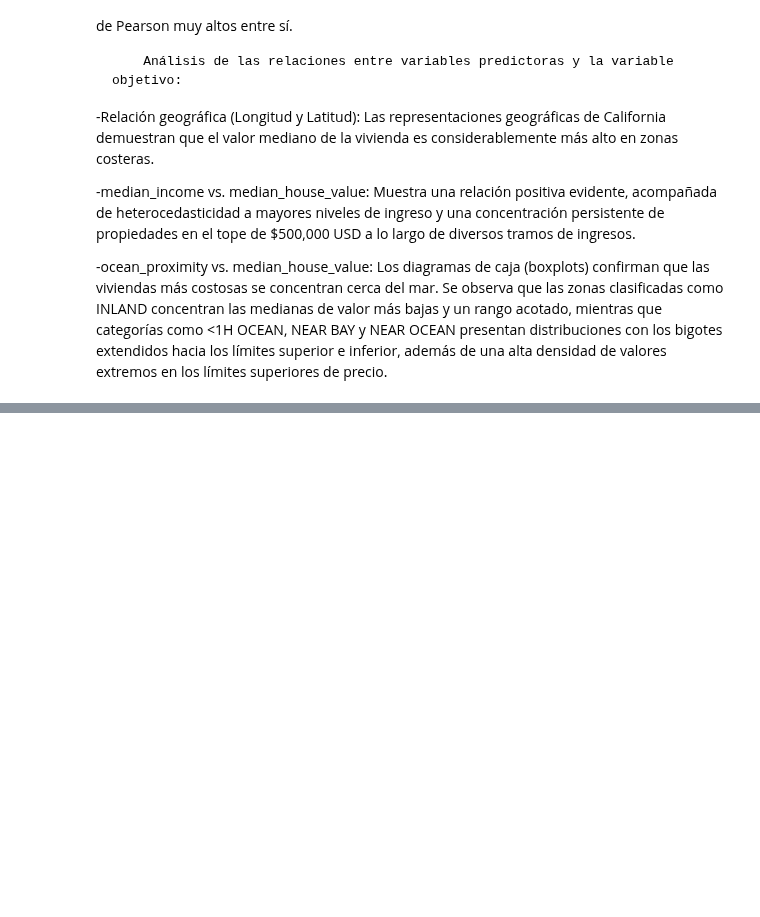
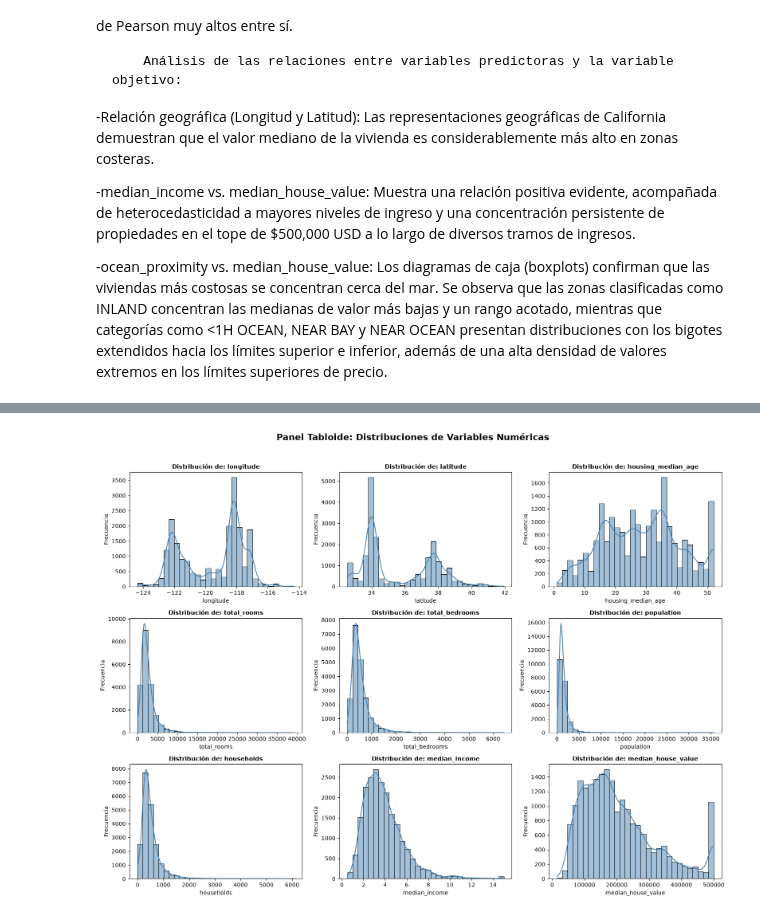
Before and after one commit to jisaac16/modelos1-california-housing, a Jupyter notebook: fase-1/notebook.ipynb, the cells around one changed output, grey strips where cells are left out. Cells and saved outputs as stored; diff of their text form; code cells hidden in the pictures; blank space fills up the shorter version.

```diff
--- a/fase-1/notebook.ipynb
+++ b/fase-1/notebook.ipynb
@@ -84,3 +84,102 @@ median_income presenta la correlación lineal más alta y positiva con el valor
 -median_income vs. median_house_value: Muestra una relación positiva evidente, acompañada de heterocedasticidad a mayores niveles de ingreso y una concentración persistente de propiedades en el tope de $500,000 USD a lo largo de diversos tramos de ingresos.
 
 -ocean_proximity vs. median_house_value: Los diagramas de caja (boxplots) confirman que las viviendas más costosas se concentran cerca del mar. Se observa que las zonas clasificadas como INLAND concentran las medianas de valor más bajas y un rango acotado, mientras que categorías como <1H OCEAN, NEAR BAY y NEAR OCEAN presentan distribuciones con los bigotes extendidos hacia los límites superior e inferior, además de una alta densidad de valores extremos en los límites superiores de precio.
+# %%
+df = pd.read_csv("housingCopia.csv")
+
+print("Encabezado de los datos")
+display(df.head())
+
+# Estadísticas numéricas
+print("Estadísticas numéricas")
+display(df.describe().T)
+
+# Estadísticas descriptivas para la variable categórica (ocean_proximity)
+print("\nEstadísticas categóricas")
+display(df.describe(include=['str']))
+
+# Conteo de valores nulos por columna
+print("\nValores faltantes")
+display(df.isnull().sum())
+
+# Estadísticas de median house value en solitario
+print("\nEstadísticas de median_house_value\n")
+print(df['median_house_value'].describe())
+print(f"Mediana: {df['median_house_value'].median()}")
+
+# Definición previa de numeric_df para evitar errores de referencia antes de asignación
+numeric_df = df.select_dtypes(include=['float64', 'int64'])
+numeric_cols = numeric_df.columns
+
+# Distribución de las Variables numéricas
+fig, axes = plt.subplots(3, 3, figsize=(16, 12))
+axes = axes.flatten()
+
+for i, col in enumerate(numeric_cols):
+    sns.histplot(df[col].dropna(), kde=True, ax=axes[i], color='steelblue', bins=30)
+    axes[i].set_title(f'Distribución de: {col}', fontsize=11, fontweight='bold')
+    axes[i].set_xlabel(col, fontsize=10)
+    axes[i].set_ylabel('Frecuencia', fontsize=10)
+
+plt.suptitle('Panel Tabloide: Distribuciones de Variables Numéricas', fontsize=16, fontweight='bold', y=0.98)
+plt.tight_layout(rect=[0, 0, 1, 0.96])
+plt.savefig('numeric_distributions_grid.png', dpi=300)
+plt.show()
+
+# Distribución del valor mediano de la vivienda
+plt.figure(figsize=(10, 6))
+sns.histplot(df['median_house_value'], kde=True, color='royalblue', bins=50)
+
+plt.title('Distribución del precio mediano de la vivienda (median_house_value)', fontsize=14)
+plt.xlabel('Precio de la vivienda (USD)', fontsize=12)
+plt.ylabel('Frecuencia', fontsize=12)
+
+plt.axvline(df['median_house_value'].median(), color='red', linestyle='--', linewidth=2, label=f'Mediana: ${df["median_house_value"].median():,.0f}')
+plt.axvline(df['median_house_value'].mean(), color='green', linestyle='-', linewidth=2, label=f'Media: ${df["median_house_value"].mean():,.0f}')
+
+plt.legend(fontsize=12)
+plt.tight_layout()
+plt.show()
+
+# Heatmap de correlación
+plt.figure(figsize=(10, 8))
+correlation_matrix = numeric_df.corr()
+
+sns.heatmap(correlation_matrix, annot=True, cmap='coolwarm', fmt=".2f", linewidths=0.5, vmin=-1, vmax=1)
+plt.title('Matriz de correlación de Pearson (variables numéricas)', fontsize=14)
+plt.tight_layout()
+plt.savefig('correlation_matrix.png', dpi=300)
+plt.show()
+
+# Relación de ingresos con el precio
+plt.figure(figsize=(9, 6))
+sns.scatterplot(x='median_income', y='median_house_value', data=df, alpha=0.3, color='darkcyan')
+plt.title('Relación entre ingreso mediano y precio de vivienda', fontsize=14)
+plt.xlabel('Ingreso mediano (decenas de miles de USD)', fontsize=12)
+plt.ylabel('Precio mediano de la vivienda (USD)', fontsize=12)
+plt.tight_layout()
+plt.savefig('income_vs_value.png', dpi=300)
+plt.show()
+
+# Relación geográfica y de precios (scatter plot Geográfico)
+plt.figure(figsize=(10, 7))
+scatter = plt.scatter(df['longitude'], df['latitude'], alpha=0.4, s=df['population'] / 50, c=df['median_house_value'], cmap='jet')
+plt.colorbar(scatter, label='Precio mediano de Vivienda (USD)')
+plt.title('Relación geográfica (longitud vs latitud) y precios de vivienda', fontsize=14)
+plt.xlabel('Longitud', fontsize=12)
+plt.ylabel('Latitud', fontsize=12)
+plt.tight_layout()
+plt.savefig('geographic_relations.png', dpi=300)
+plt.show()
+
+# Relación de cercanía al océano y precio
+plt.figure(figsize=(10, 6))
+sns.boxplot(x='ocean_proximity', y='median_house_value', data=df, hue='ocean_proximity', palette='Set2',legend=False)
+plt.title('Distribución del precio de la vivienda según la cercanía al océano', fontsize=14)
+plt.xlabel('Cercanía al océano', fontsize=12)
+plt.ylabel('Precio mediano de la Vivienda (USD)', fontsize=12)
+plt.xticks(rotation=30)
+plt.tight_layout()
+plt.savefig('ocean_proximity_vs_value.png', dpi=300)
+plt.show()
+# %% [output]
@@ -86,0 +234 @@ median_income presenta la correlación lineal más alta y positiva con el valor
+[figure, added]
```
Also changed, not shown: parts of 1 cell of this notebook.
